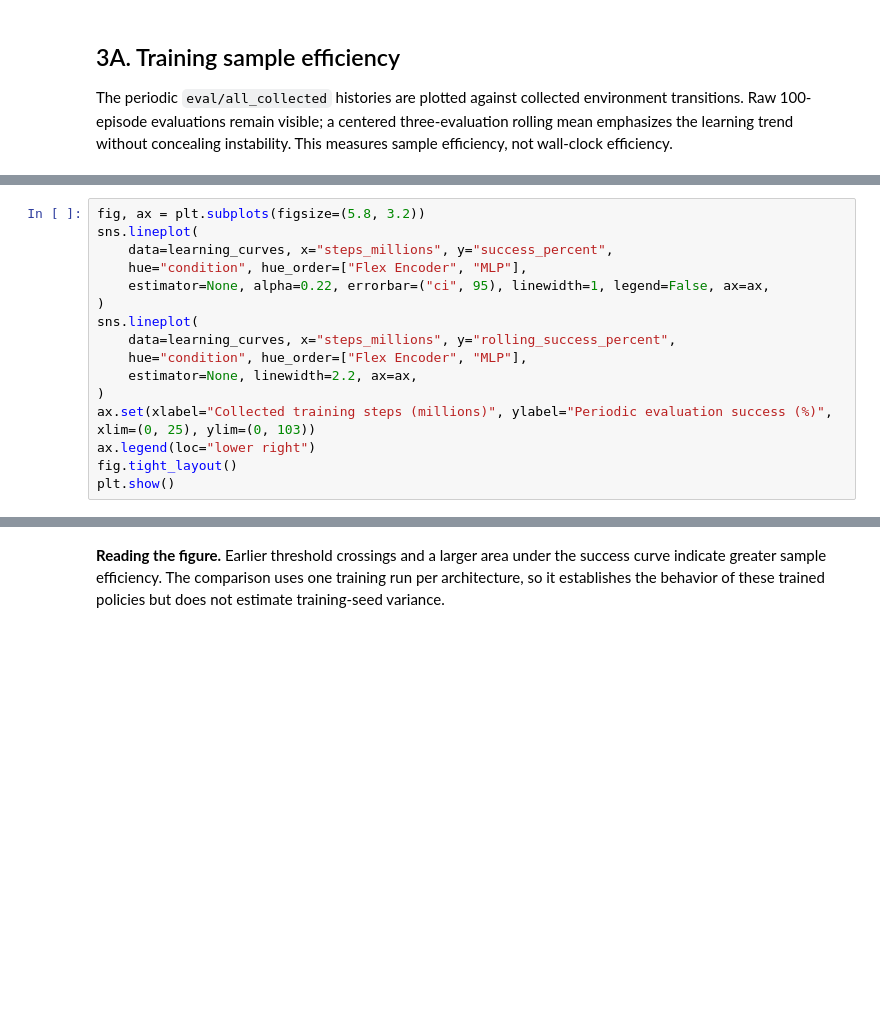
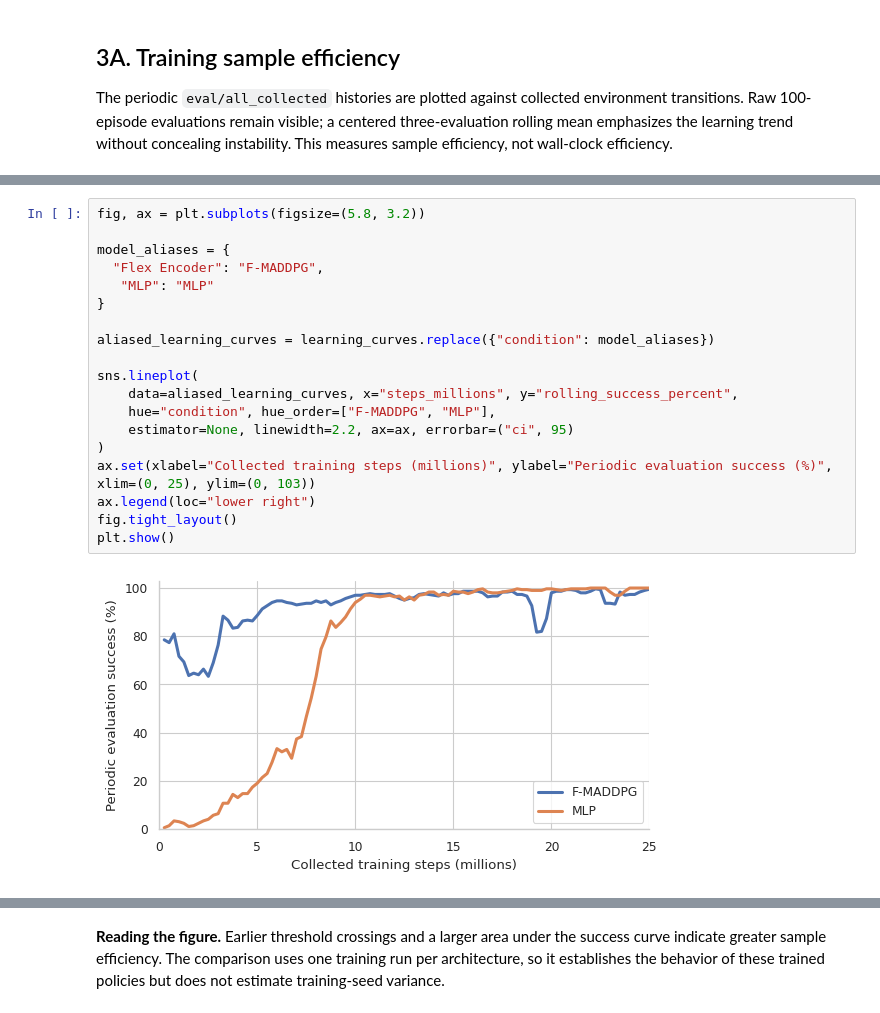
Before and after one commit to Project-GrADyS/data_harvesting, a Jupyter notebook: projects/data-harvesting/analysis/lafusion_2026.ipynb, the cells around one changed output, grey strips where cells are left out. Drawn from its saved outputs; the diff is of its cells as text; blank space fills up the shorter version.

```diff
--- a/projects/data-harvesting/analysis/lafusion_2026.ipynb
+++ b/projects/data-harvesting/analysis/lafusion_2026.ipynb
@@ -174,19 +253,24 @@ learning_curves.head()
 # %%
 fig, ax = plt.subplots(figsize=(5.8, 3.2))
+
+model_aliases = {
+  "Flex Encoder": "F-MADDPG",
+   "MLP": "MLP"
+}
+
+aliased_learning_curves = learning_curves.replace({"condition": model_aliases})
+
 sns.lineplot(
-    data=learning_curves, x="steps_millions", y="success_percent",
-    hue="condition", hue_order=["Flex Encoder", "MLP"],
-    estimator=None, alpha=0.22, errorbar=("ci", 95), linewidth=1, legend=False, ax=ax,
-)
-sns.lineplot(
-    data=learning_curves, x="steps_millions", y="rolling_success_percent",
-    hue="condition", hue_order=["Flex Encoder", "MLP"],
-    estimator=None, linewidth=2.2, ax=ax,
+    data=aliased_learning_curves, x="steps_millions", y="rolling_success_percent",
+    hue="condition", hue_order=["F-MADDPG", "MLP"],
+    estimator=None, linewidth=2.2, ax=ax, errorbar=("ci", 95)
 )
 ax.set(xlabel="Collected training steps (millions)", ylabel="Periodic evaluation success (%)", xlim=(0, 25), ylim=(0, 103))
 ax.legend(loc="lower right")
 fig.tight_layout()
 plt.show()
+# %% [output]
+[figure, added]
 # %%
 def first_sustained_step(frame, threshold, evaluations=3):
     values = frame.sort_values("step")["success_rate"].to_numpy()
```
Also changed, not shown: parts of 15 cells of this notebook.
